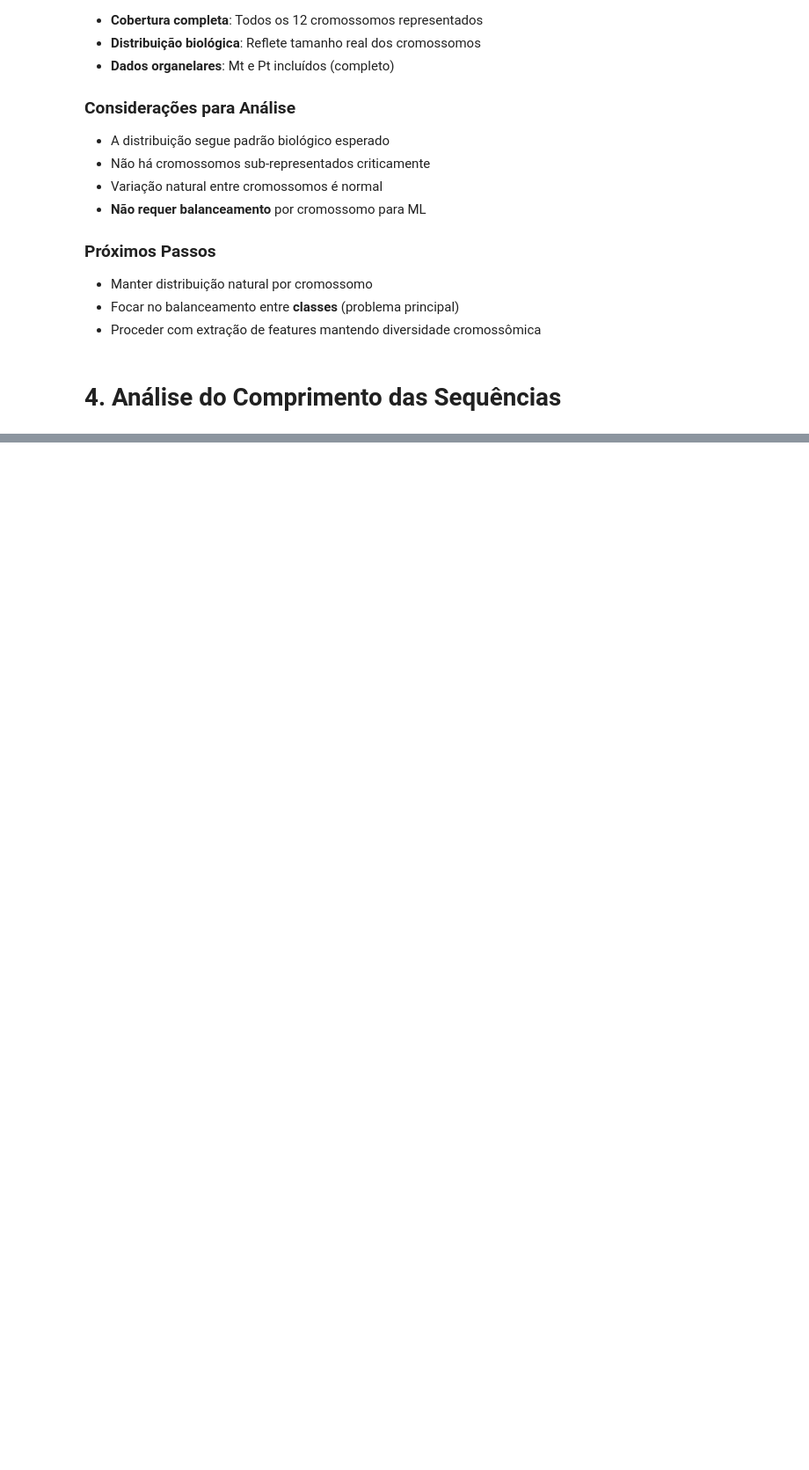
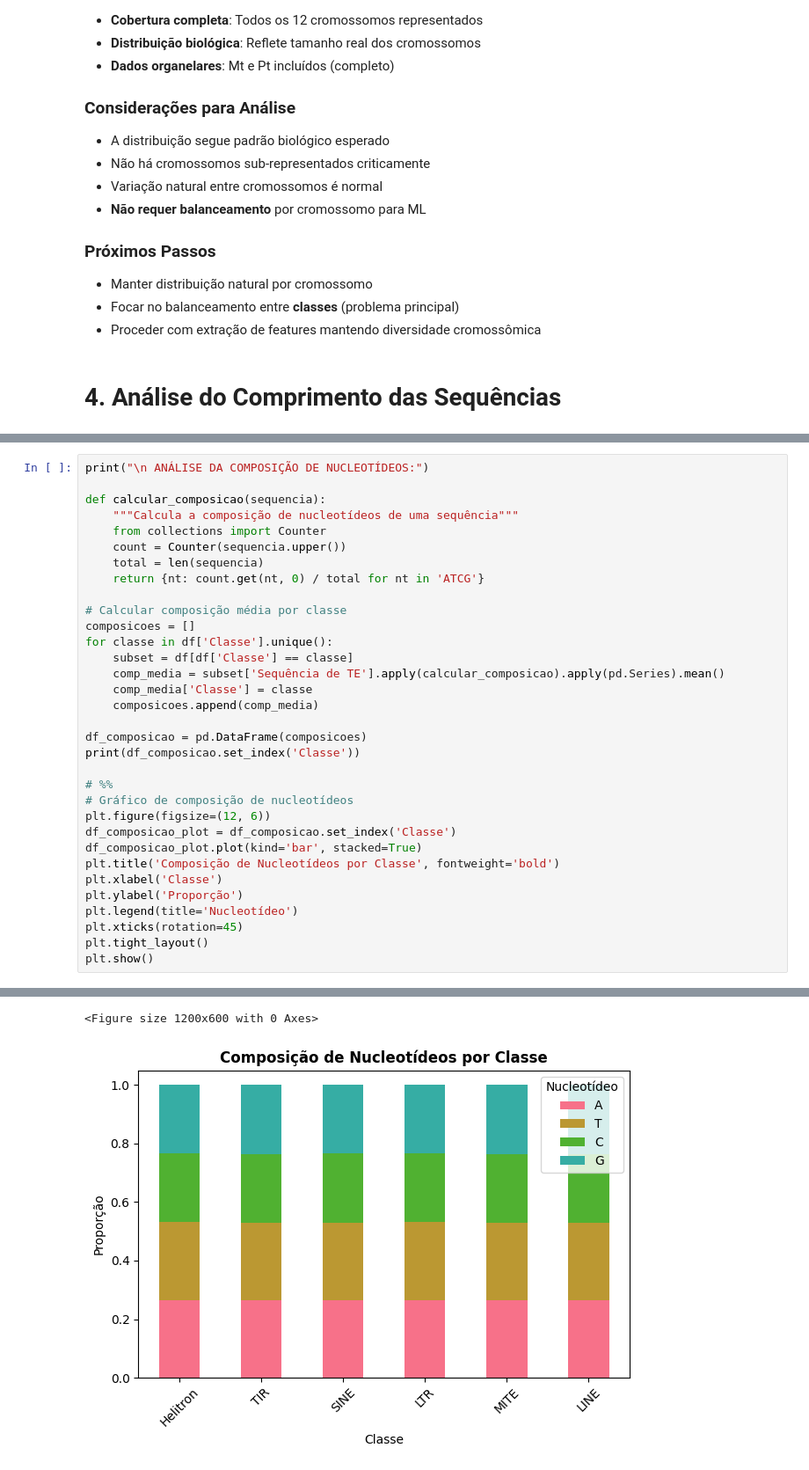
Before and after one commit to LuizCorrei4/trabalho-TEsClassification, a Jupyter notebook: notebooks/02_eda_datataset_final.ipynb, the cells around one changed output, grey strips where cells are left out. Shown: that part at 88% size. Cells and saved outputs as stored; diff of their text form; blank space fills up the shorter version.

Commit message:
EDA feita + limpeza de pequeno percentual de sequências problemáticas

```diff
--- a/notebooks/02_eda_datataset_final.ipynb
+++ b/notebooks/02_eda_datataset_final.ipynb
@@ -309,0 +440,34 @@ TIR        45482.0
+# %%
+print("\n ANÁLISE DA COMPOSIÇÃO DE NUCLEOTÍDEOS:")
+
+def calcular_composicao(sequencia):
+    """Calcula a composição de nucleotídeos de uma sequência"""
+    from collections import Counter
+    count = Counter(sequencia.upper())
+    total = len(sequencia)
+    return {nt: count.get(nt, 0) / total for nt in 'ATCG'}
+
+# Calcular composição média por classe
+composicoes = []
+for classe in df['Classe'].unique():
+    subset = df[df['Classe'] == classe]
+    comp_media = subset['Sequência de TE'].apply(calcular_composicao).apply(pd.Series).mean()
+    comp_media['Classe'] = classe
+    composicoes.append(comp_media)
+
+df_composicao = pd.DataFrame(composicoes)
+print(df_composicao.set_index('Classe'))
+
+# %%
+# Gráfico de composição de nucleotídeos
+plt.figure(figsize=(12, 6))
+df_composicao_plot = df_composicao.set_index('Classe')
+df_composicao_plot.plot(kind='bar', stacked=True)
+plt.title('Composição de Nucleotídeos por Classe', fontweight='bold')
+plt.xlabel('Classe')
+plt.ylabel('Proporção')
+plt.legend(title='Nucleotídeo')
+plt.xticks(rotation=45)
+plt.tight_layout()
+plt.show()
+# %% [output]
@@ -309,0 +483,2 @@ TIR        45482.0
+<Figure size 1200x600 with 0 Axes>
+[figure, added]
```
Also changed, not shown: parts of 24 cells of this notebook, 5 other files.
